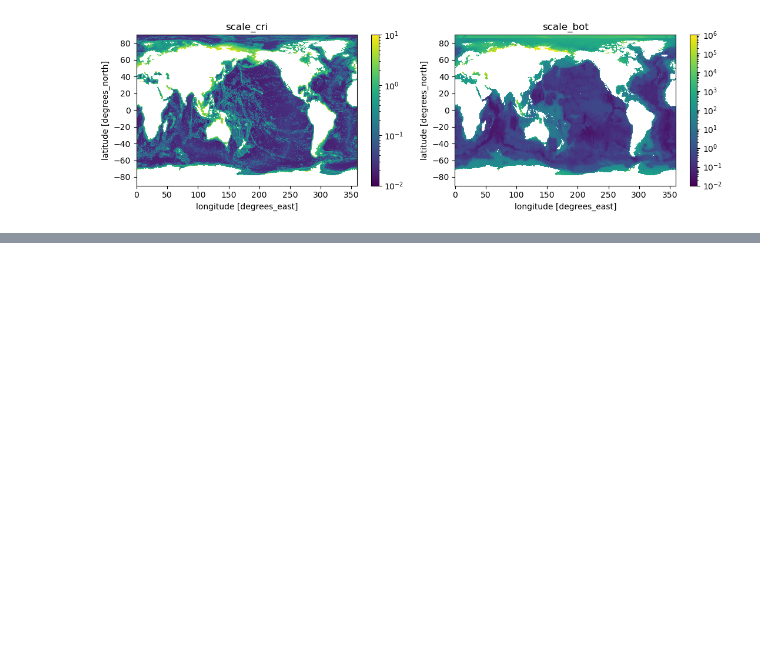
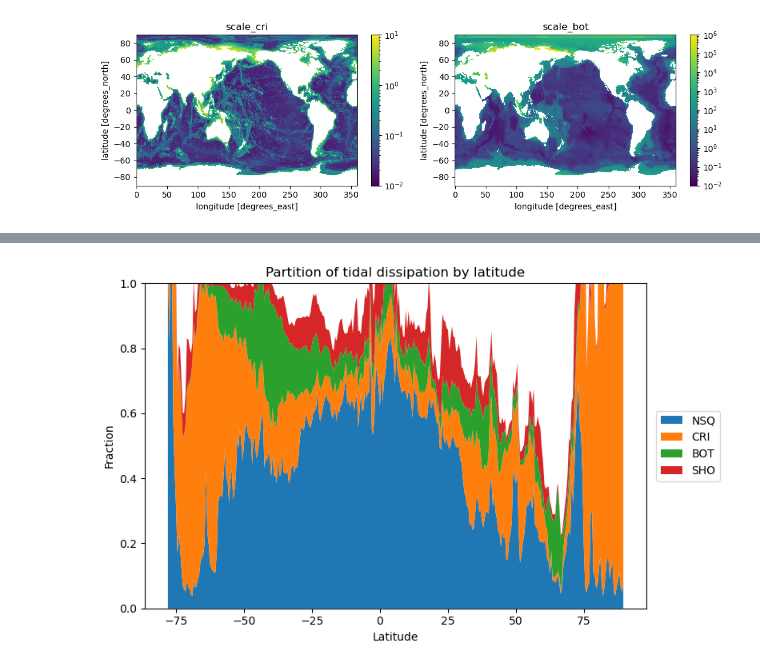
Before and after one commit to asozza/ecearth-quests, a Jupyter notebook: epochal/analysis/iwm-analysis.ipynb, the cells around one changed output, grey strips where cells are left out. Cells and saved outputs as stored; diff of their text form; code cells hidden in the pictures; blank space fills up the shorter version.

```diff
--- a/epochal/analysis/iwm-analysis.ipynb
+++ b/epochal/analysis/iwm-analysis.ipynb
@@ -227,0 +286,35 @@ plt.tight_layout()
+# %%
+# zonal mean / stacked histogram
+
+lat = iwm_modern.latitude
+
+p_tot_lat = iwm_modern['tidal_dissipation'].mean(dim=['longitude'])
+p_nsq_lat = iwm_modern['power_nsq'].mean(dim=['longitude'])
+p_cri_lat = iwm_modern['power_cri'].mean(dim=['longitude'])
+p_sho_lat = iwm_modern['power_sho'].mean(dim=['longitude'])
+p_bot_lat = iwm_modern['power_bot'].mean(dim=['longitude'])
+
+plt.figure(figsize=(8,5))
+plt.stackplot(
+    lat,
+    p_nsq_lat/p_tot_lat,
+    p_cri_lat/p_tot_lat,
+    p_bot_lat/p_tot_lat,
+    p_sho_lat/p_tot_lat,
+    labels=["NSQ", "CRI", "BOT", "SHO"]
+)
+
+plt.ylabel("Fraction")
+plt.xlabel("Latitude")
+plt.title("Partition of tidal dissipation by latitude")
+plt.legend(loc='upper right')
+plt.ylim(0,1)
+plt.legend(
+    loc="center left",
+    bbox_to_anchor=(1.02, 0.5),  # x > 1 sposta la leggenda fuori
+    borderaxespad=0
+)
+plt.tight_layout()
+plt.show()
+# %% [output]
+[figure, added]
```
Also changed, not shown: parts of 6 cells of this notebook.
